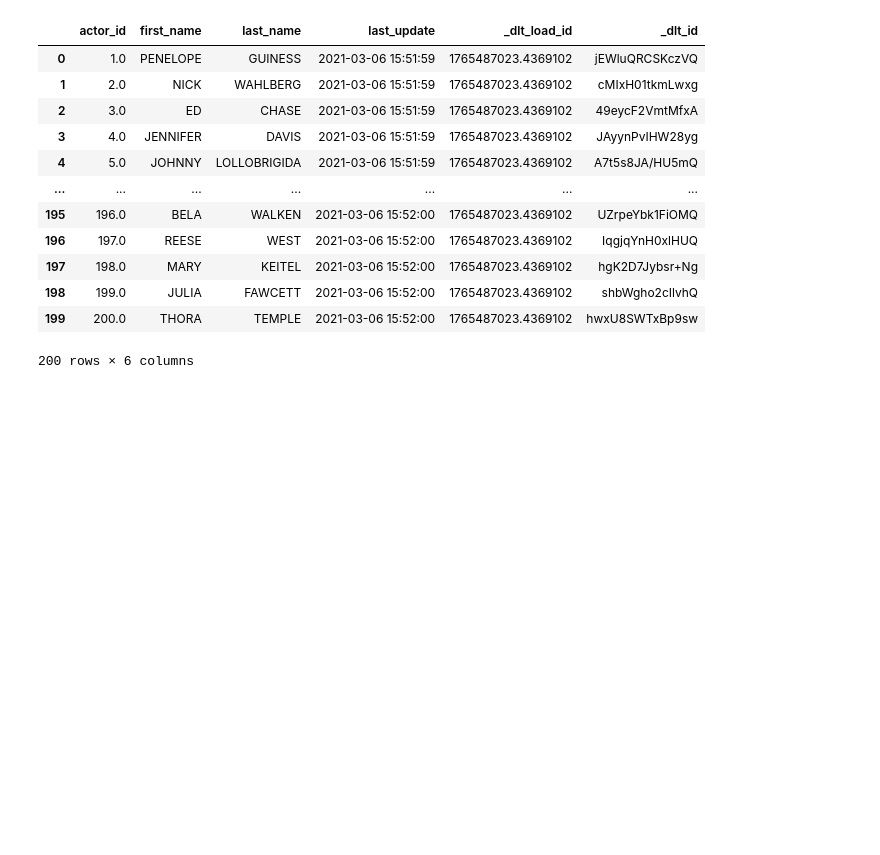
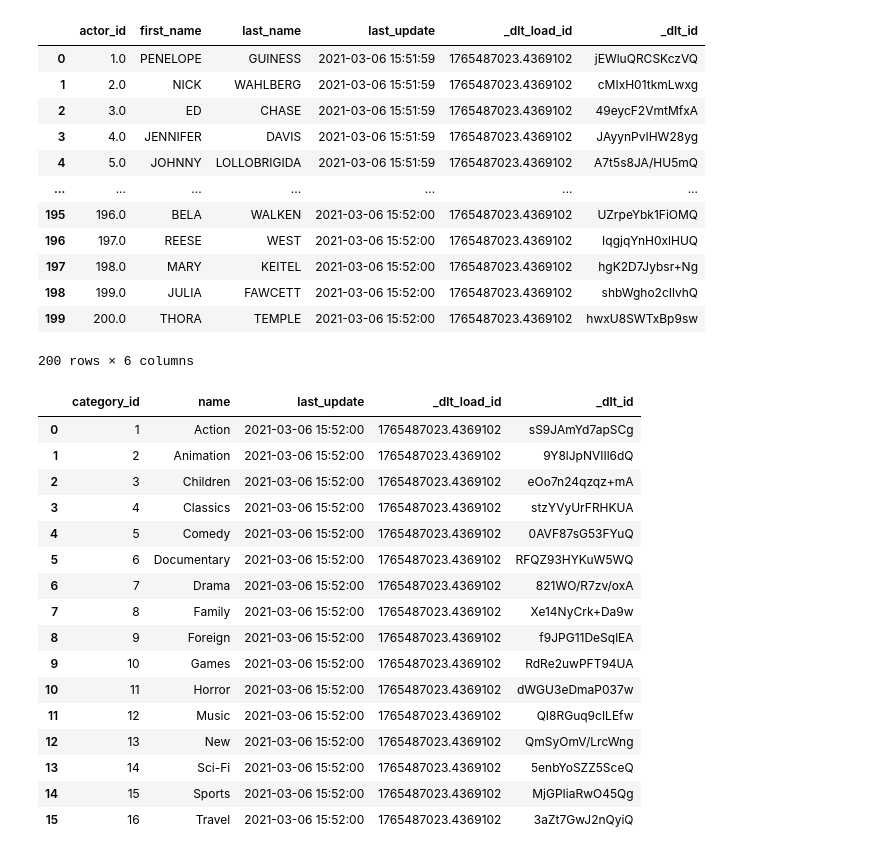
Before and after one commit to Skoga02/SQL_julius_falt_skoglund_de25, a Jupyter notebook: video_code/19_dlt/test_sakila.ipynb, the cells around one changed output. Saved outputs shown, nothing was run; the diff lists cells and outputs as text; code cells hidden in the pictures; blank space fills up the shorter version.

```diff
--- a/video_code/19_dlt/test_sakila.ipynb
+++ b/video_code/19_dlt/test_sakila.ipynb
@@ -80,3 +80,23 @@ duckdb.sql("FROM actor;").df()
 | 198 | 199.0 | JULIA | FAWCETT | 2021-03-06 15:52:00 | 1765487023.4369102 | shbWgho2cIlvhQ |
 | 199 | 200.0 | THORA | TEMPLE | 2021-03-06 15:52:00 | 1765487023.4369102 | hwxU8SWTxBp9sw |
 200 rows × 6 columns
+# %%
+duckdb.sql("FROM category;").df()
+# %% [output]
+|  | category_id | name | last_update | _dlt_load_id | _dlt_id |
+| 0 | 1 | Action | 2021-03-06 15:52:00 | 1765487023.4369102 | sS9JAmYd7apSCg |
+| 1 | 2 | Animation | 2021-03-06 15:52:00 | 1765487023.4369102 | 9Y8lJpNVIIl6dQ |
+| 2 | 3 | Children | 2021-03-06 15:52:00 | 1765487023.4369102 | eOo7n24qzqz+mA |
+| 3 | 4 | Classics | 2021-03-06 15:52:00 | 1765487023.4369102 | stzYVyUrFRHKUA |
+| 4 | 5 | Comedy | 2021-03-06 15:52:00 | 1765487023.4369102 | 0AVF87sG53FYuQ |
+| 5 | 6 | Documentary | 2021-03-06 15:52:00 | 1765487023.4369102 | RFQZ93HYKuW5WQ |
+| 6 | 7 | Drama | 2021-03-06 15:52:00 | 1765487023.4369102 | 821WO/R7zv/oxA |
+| 7 | 8 | Family | 2021-03-06 15:52:00 | 1765487023.4369102 | Xe14NyCrk+Da9w |
+| 8 | 9 | Foreign | 2021-03-06 15:52:00 | 1765487023.4369102 | f9JPG11DeSqlEA |
+| 9 | 10 | Games | 2021-03-06 15:52:00 | 1765487023.4369102 | RdRe2uwPFT94UA |
+| 10 | 11 | Horror | 2021-03-06 15:52:00 | 1765487023.4369102 | dWGU3eDmaP037w |
+| 11 | 12 | Music | 2021-03-06 15:52:00 | 1765487023.4369102 | QI8RGuq9cILEfw |
+| 12 | 13 | New | 2021-03-06 15:52:00 | 1765487023.4369102 | QmSyOmV/LrcWng |
+| 13 | 14 | Sci-Fi | 2021-03-06 15:52:00 | 1765487023.4369102 | 5enbYoSZZ5SceQ |
+| 14 | 15 | Sports | 2021-03-06 15:52:00 | 1765487023.4369102 | MjGPIiaRwO45Qg |
+| 15 | 16 | Travel | 2021-03-06 15:52:00 | 1765487023.4369102 | 3aZt7GwJ2nQyiQ |
```
Also changed, not shown: 15 other files.
